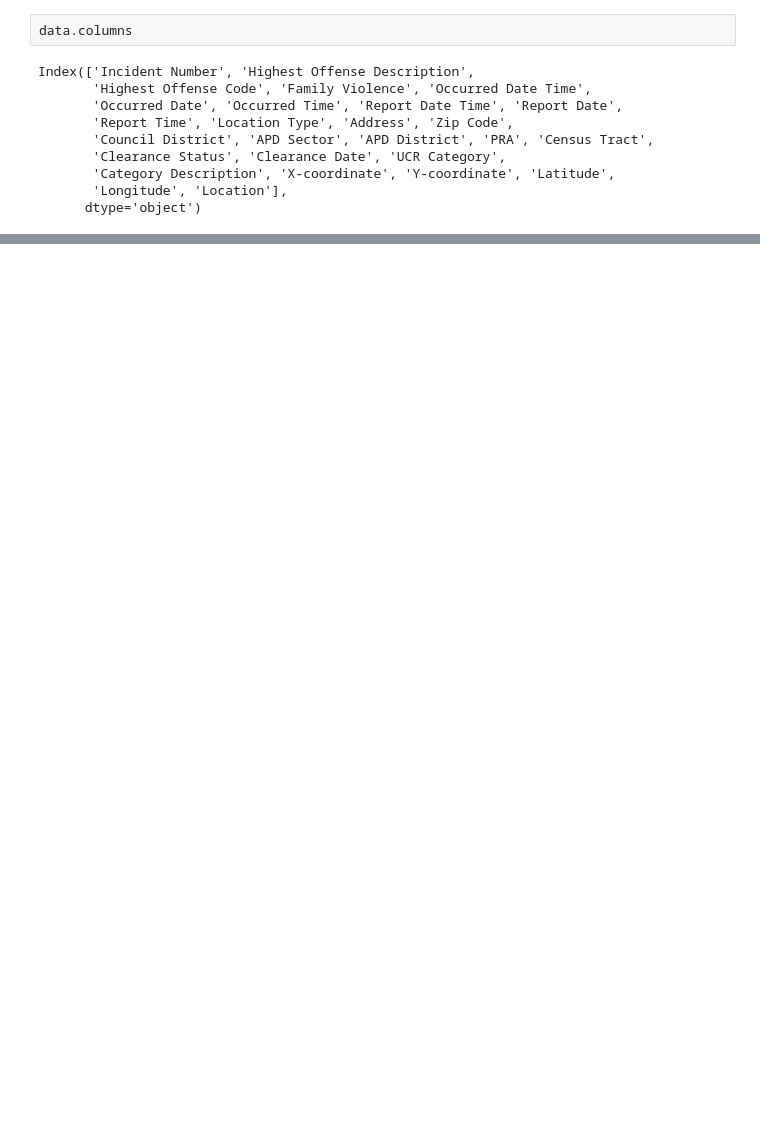
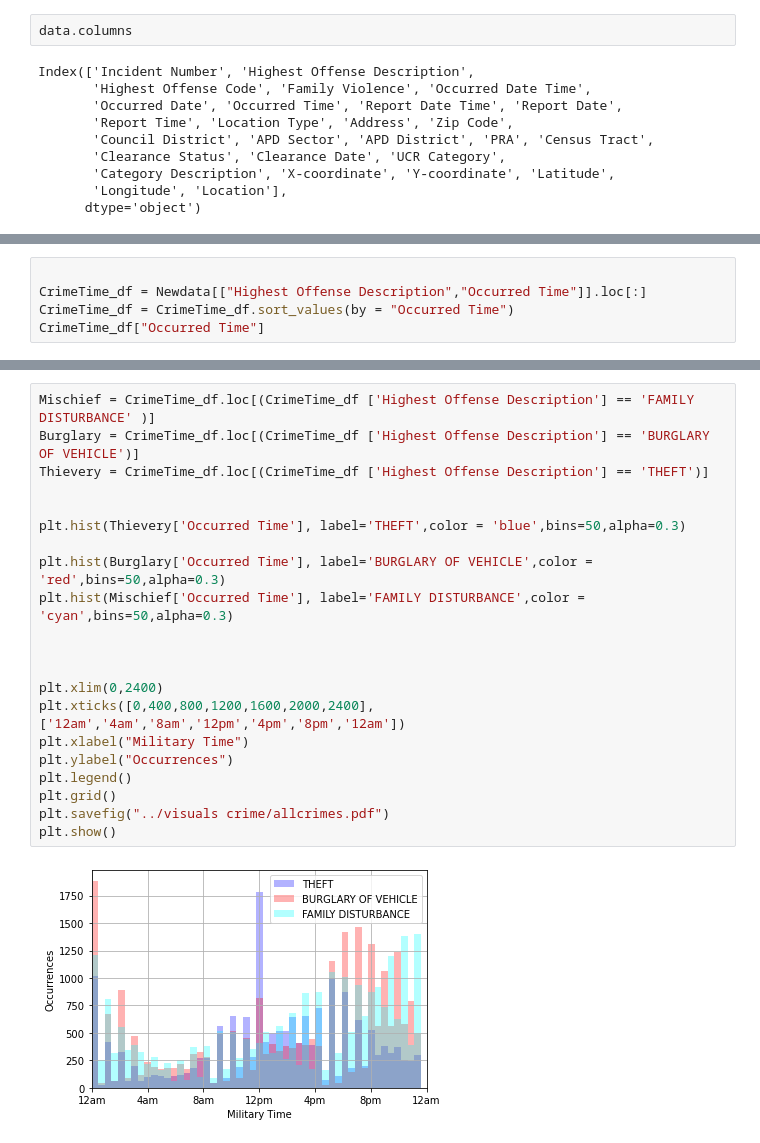
Before and after one commit to shaineb/austin_crime_project, a Jupyter notebook: Clean data/Clean Data.ipynb, the cells around one changed output, grey strips where cells are left out. Drawn from its saved outputs; the diff is of its cells as text; blank space fills up the shorter version.

Commit message:
uploading charts and word docs with new code work

```diff
--- a/Clean data/Clean Data.ipynb
+++ b/Clean data/Clean Data.ipynb
@@ -87,0 +99,5 @@ range_time_crime.sort_values(by =['Occurred Time'],ascending=True)
+# %%
+
+CrimeTime_df = Newdata[["Highest Offense Description","Occurred Time"]].loc[:]
+CrimeTime_df = CrimeTime_df.sort_values(by = "Occurred Time")
+CrimeTime_df["Occurred Time"]
@@ -87,0 +117,23 @@ range_time_crime.sort_values(by =['Occurred Time'],ascending=True)
+# %%
+Mischief = CrimeTime_df.loc[(CrimeTime_df ['Highest Offense Description'] == 'FAMILY DISTURBANCE' )]
+Burglary = CrimeTime_df.loc[(CrimeTime_df ['Highest Offense Description'] == 'BURGLARY OF VEHICLE')]
+Thievery = CrimeTime_df.loc[(CrimeTime_df ['Highest Offense Description'] == 'THEFT')]
+
+
+plt.hist(Thievery['Occurred Time'], label='THEFT',color = 'blue',bins=50,alpha=0.3)
+
+plt.hist(Burglary['Occurred Time'], label='BURGLARY OF VEHICLE',color = 'red',bins=50,alpha=0.3)
+plt.hist(Mischief['Occurred Time'], label='FAMILY DISTURBANCE',color = 'cyan',bins=50,alpha=0.3)
+
+
+
+plt.xlim(0,2400)
+plt.xticks([0,400,800,1200,1600,2000,2400],['12am','4am','8am','12pm','4pm','8pm','12am'])
+plt.xlabel("Military Time")
+plt.ylabel("Occurrences")
+plt.legend()
+plt.grid()
+plt.savefig("../visuals crime/allcrimes.pdf")
+plt.show()
+# %% [output]
+[figure, added]
```
Also changed, not shown: parts of 9 cells of this notebook, 7 other files.
